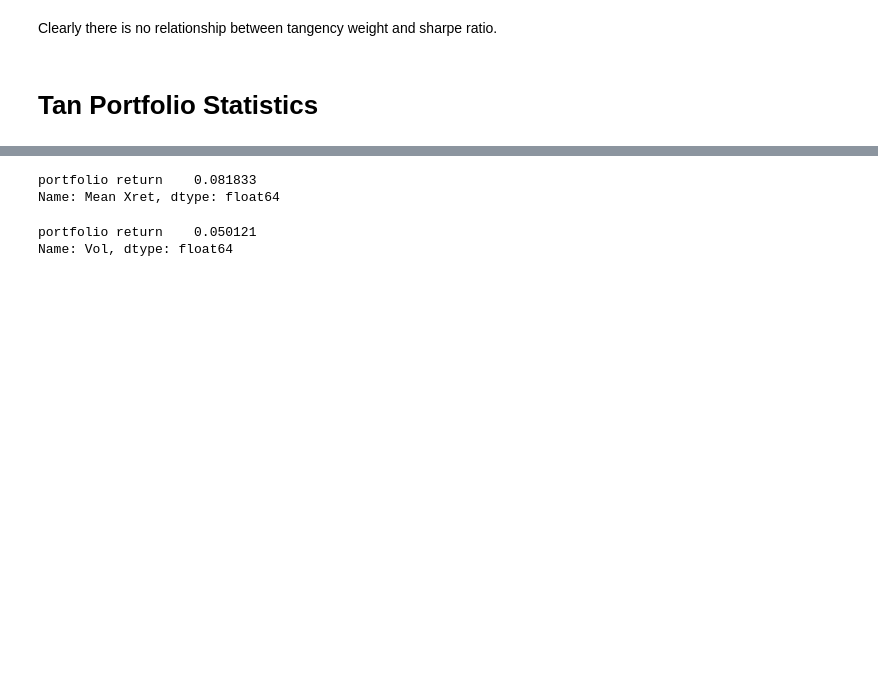
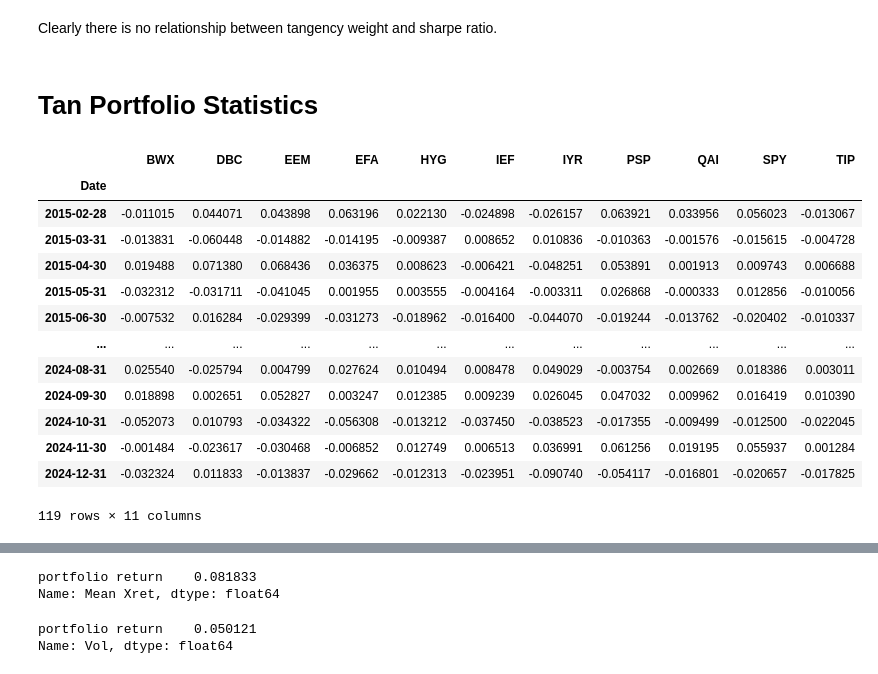
Before and after one commit to joshkorol/portfolio-mgmt, a Jupyter notebook: assignments/Korol Assignment 3.ipynb, the cells around one changed output, grey strips where cells are left out. Drawn from its saved outputs; the diff is of its cells as text; code cells hidden in the pictures; blank space fills up the shorter version.

```diff
--- a/assignments/Korol Assignment 3.ipynb
+++ b/assignments/Korol Assignment 3.ipynb
@@ -212,3 +212,20 @@ Text(0, 0.5, 'sharpe ratio')
 Clearly there is no relationship between tangency weight and sharpe ratio.
 # %% [markdown]
 # Tan Portfolio Statistics
+# %%
+xret_df
+# %% [output]
+|  | BWX | DBC | EEM | EFA | HYG | IEF | IYR | PSP | QAI | SPY | TIP |
+| Date |  |  |  |  |  |  |  |  |  |  |  |
+| 2015-02-28 | -0.011015 | 0.044071 | 0.043898 | 0.063196 | 0.022130 | -0.024898 | -0.026157 | 0.063921 | 0.033956 | 0.056023 | -0.013067 |
+| 2015-03-31 | -0.013831 | -0.060448 | -0.014882 | -0.014195 | -0.009387 | 0.008652 | 0.010836 | -0.010363 | -0.001576 | -0.015615 | -0.004728 |
+| 2015-04-30 | 0.019488 | 0.071380 | 0.068436 | 0.036375 | 0.008623 | -0.006421 | -0.048251 | 0.053891 | 0.001913 | 0.009743 | 0.006688 |
+| 2015-05-31 | -0.032312 | -0.031711 | -0.041045 | 0.001955 | 0.003555 | -0.004164 | -0.003311 | 0.026868 | -0.000333 | 0.012856 | -0.010056 |
+| 2015-06-30 | -0.007532 | 0.016284 | -0.029399 | -0.031273 | -0.018962 | -0.016400 | -0.044070 | -0.019244 | -0.013762 | -0.020402 | -0.010337 |
+| ... | ... | ... | ... | ... | ... | ... | ... | ... | ... | ... | ... |
+| 2024-08-31 | 0.025540 | -0.025794 | 0.004799 | 0.027624 | 0.010494 | 0.008478 | 0.049029 | -0.003754 | 0.002669 | 0.018386 | 0.003011 |
+| 2024-09-30 | 0.018898 | 0.002651 | 0.052827 | 0.003247 | 0.012385 | 0.009239 | 0.026045 | 0.047032 | 0.009962 | 0.016419 | 0.010390 |
+| 2024-10-31 | -0.052073 | 0.010793 | -0.034322 | -0.056308 | -0.013212 | -0.037450 | -0.038523 | -0.017355 | -0.009499 | -0.012500 | -0.022045 |
+| 2024-11-30 | -0.001484 | -0.023617 | -0.030468 | -0.006852 | 0.012749 | 0.006513 | 0.036991 | 0.061256 | 0.019195 | 0.055937 | 0.001284 |
+| 2024-12-31 | -0.032324 | 0.011833 | -0.013837 | -0.029662 | -0.012313 | -0.023951 | -0.090740 | -0.054117 | -0.016801 | -0.020657 | -0.017825 |
+119 rows × 11 columns
```
Also changed, not shown: parts of 1 cell of this notebook, 7 other files.
